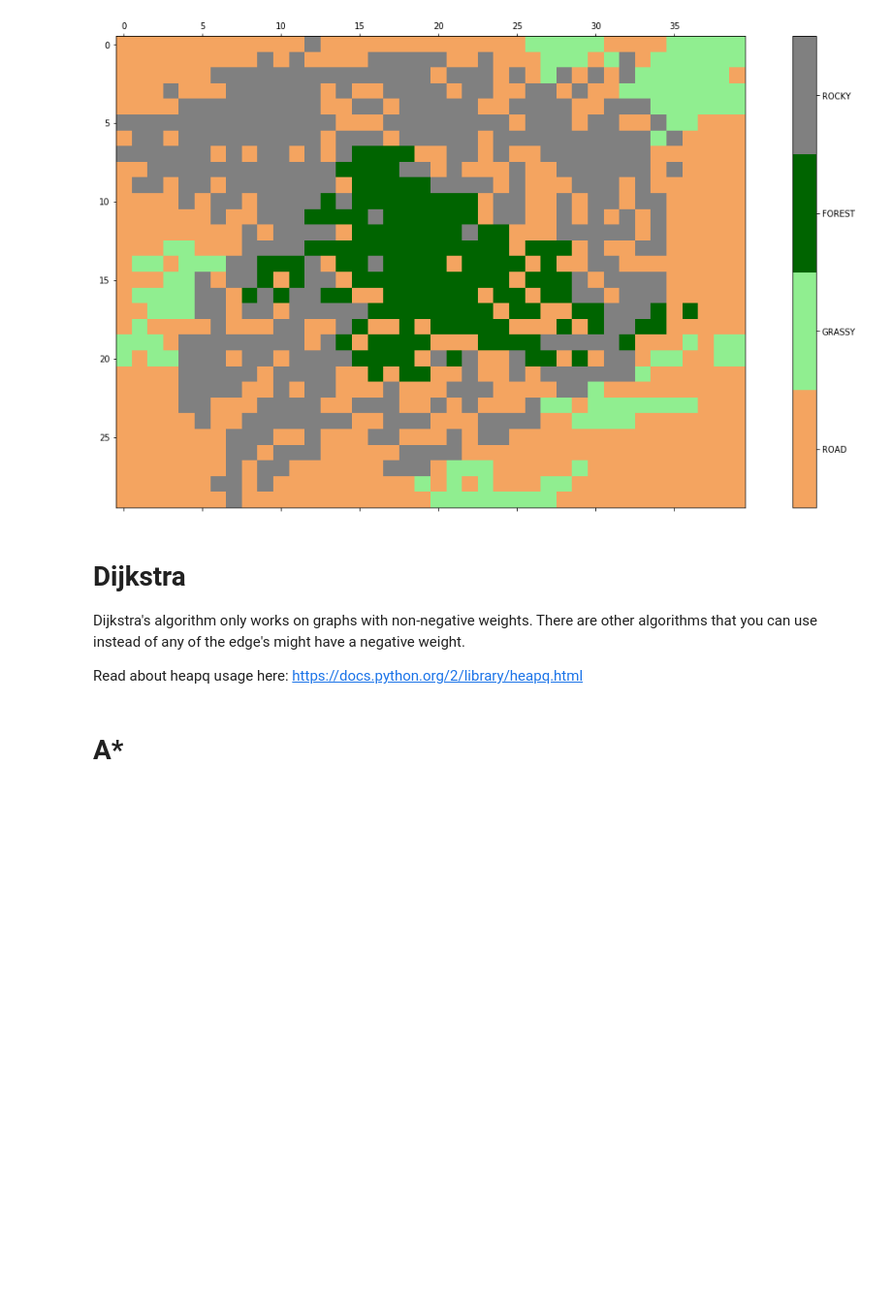
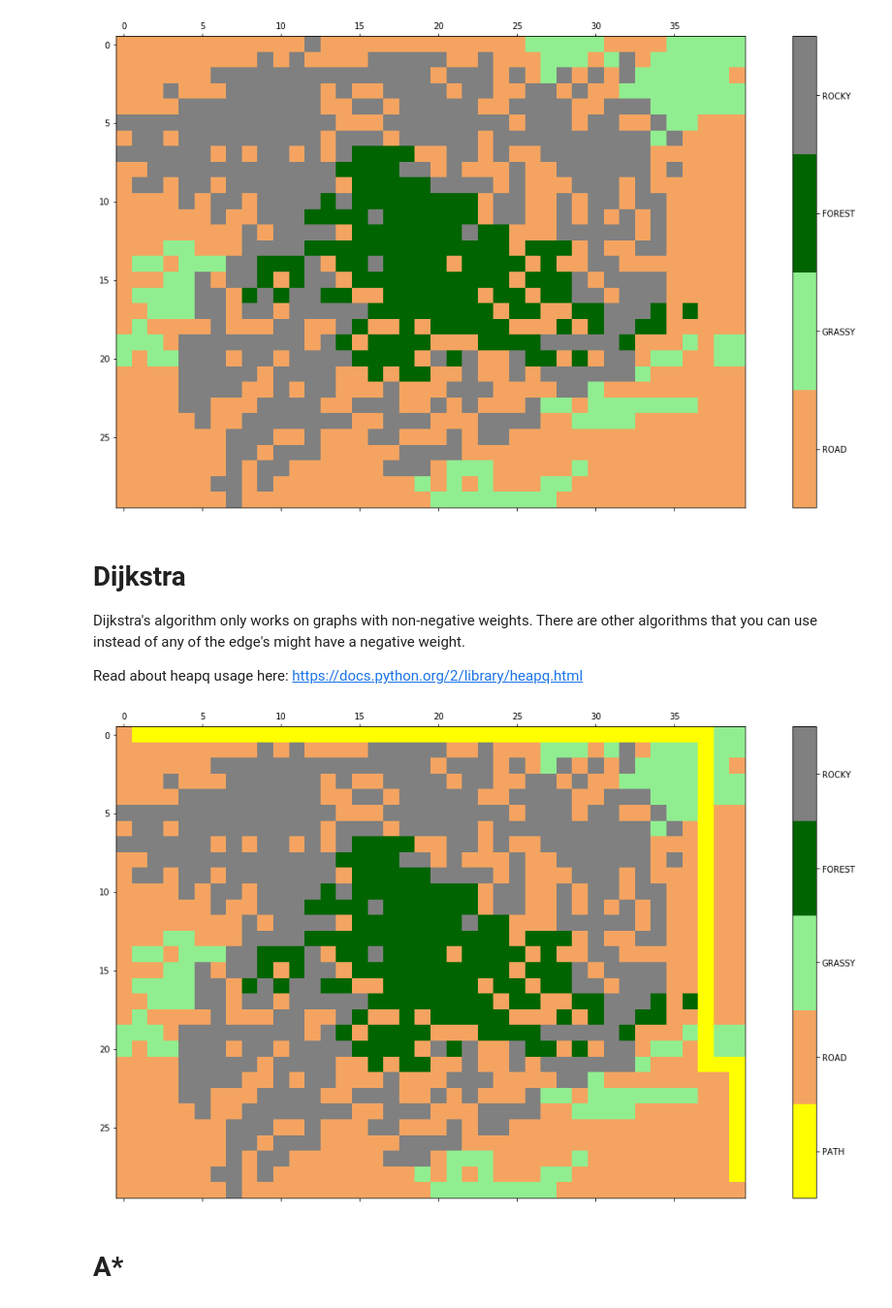
Before and after one commit to neighthan/algorithms_practice, a Jupyter notebook: graph_search/dijkstra_a_star.ipynb, the cells around one changed output. Shown at 97% size. Saved outputs shown, nothing was run; the diff lists cells and outputs as text; code cells hidden in the pictures; blank space fills up the shorter version.

```diff
--- a/graph_search/dijkstra_a_star.ipynb
+++ b/graph_search/dijkstra_a_star.ipynb
@@ -76,6 +76,3 @@ show_terrain(terrain)
 Dijkstra's algorithm only works on graphs with non-negative weights. There are other algorithms that you can use instead of any of the edge's might have a negative weight.
 
 Read about heapq usage here: https://docs.python.org/2/library/heapq.html
-# %%
-def dijkstra(grid, start, goal):
-    pass
@@ -82,3 +100,43 @@ def dijkstra(grid, start, goal):
+# %%
+def dijkstra(grid, start, goal, plot='', video_size=(600, 600), video_path='search.mp4'):
+    heap = []
+    expanded = set()
+    parents = {}
+    current_node = start
+    parent = None
+
+    while True:
+        parents[current_node] = parent
+        expanded.add(current_node)
+
+        if current_node == goal:
+            break
+
+        for (neighbor, weight) in get_neighbors(current_node, grid):
+            if neighbor not in expanded:
+                heappush(heap, (weight, neighbor, current_node))
+
+        while current_node in expanded:
+            _, current_node, parent = heappop(heap)
+
+    # make this into a function? we use it here and in bfs_dfs
+    path = [goal]
+    parent = parents[goal]
+    while parent is not None:
+        path.append(parent)
+        parent = parents[parent]
+    path.reverse()
+    return path
+# %%
+path = dijkstra(terrain, (0, 0), tuple(np.array(terrain.shape)-1))
+# %%
+t = terrain.copy()
+for node in path[1: -1]:
+    t[node] = terrain_values.PATH.value
+# %%
+show_terrain(t)
+# %% [output]
+[figure, added]
 # %% [markdown]
 # A\*
 # %%
```
Also changed, not shown: parts of 2 cells of this notebook, 1 other file.
